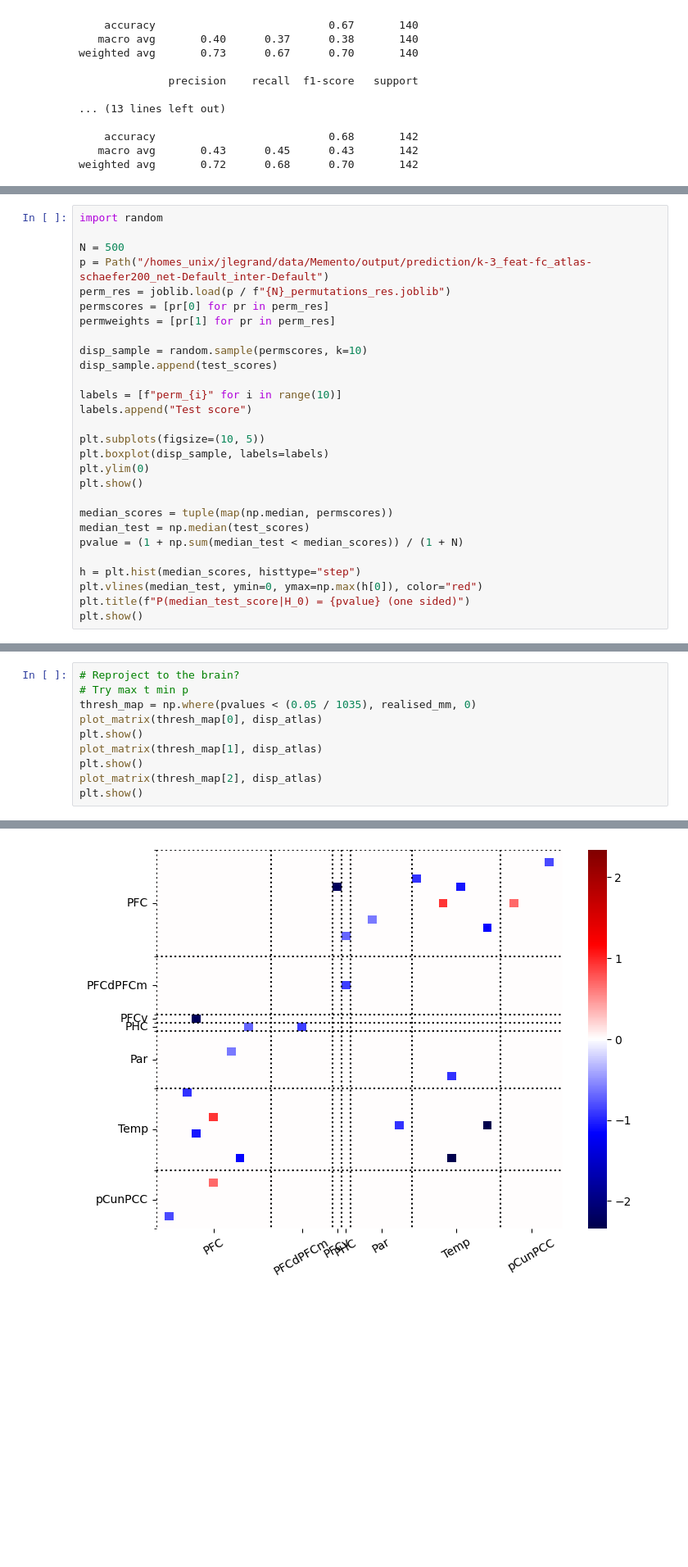
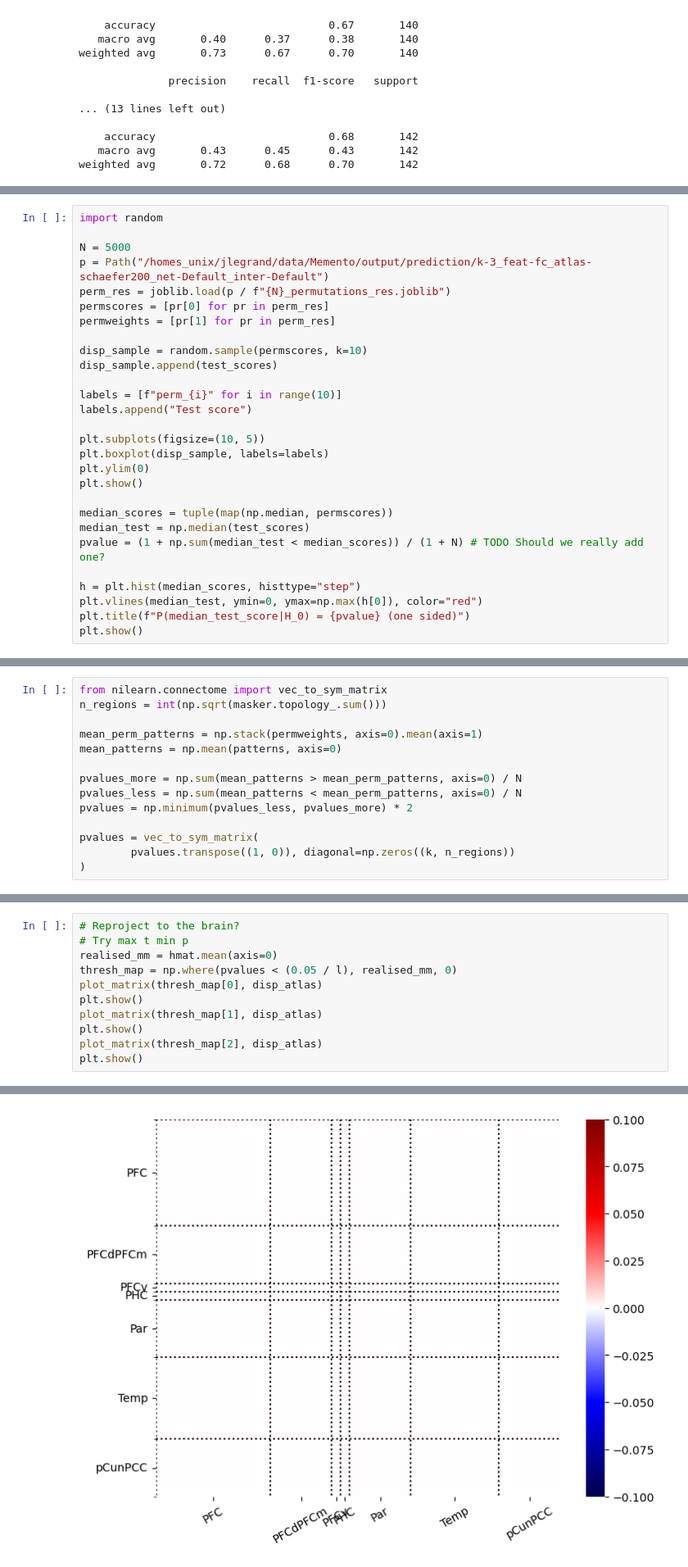
Before and after one commit to jonathan-legrand/cogpred, a Jupyter notebook: predict_cluster_fc.ipynb, the cells around one changed output, grey strips where cells are left out. Shown at 82% size. Saved outputs shown, nothing was run; the diff lists cells and outputs as text; blank space fills up the shorter version.

```diff
--- a/predict_cluster_fc.ipynb
+++ b/predict_cluster_fc.ipynb
@@ -246,7 +235,7 @@ for mat in hmat:
 # %%
 import random
 
-N = 500
+N = 5000
 p = Path("/homes_unix/jlegrand/data/Memento/output/prediction/k-3_feat-fc_atlas-schaefer200_net-Default_inter-Default")
 perm_res = joblib.load(p / f"{N}_permutations_res.joblib")
 permscores = [pr[0] for pr in perm_res]
@@ -265,7 +254,7 @@ plt.show()
 
 median_scores = tuple(map(np.median, permscores))
 median_test = np.median(test_scores)
-pvalue = (1 + np.sum(median_test < median_scores)) / (1 + N)
+pvalue = (1 + np.sum(median_test < median_scores)) / (1 + N) # TODO Should we really add one?
 
 h = plt.hist(median_scores, histtype="step")
 plt.vlines(median_test, ymin=0, ymax=np.max(h[0]), color="red")
@@ -357,3 +353,17 @@ pvalues = np.minimum(pvalues_less, pvalues_more) * 2
+# %%
+from nilearn.connectome import vec_to_sym_matrix
+n_regions = int(np.sqrt(masker.topology_.sum()))
+
+mean_perm_patterns = np.stack(permweights, axis=0).mean(axis=1)
+mean_patterns = np.mean(patterns, axis=0)
+
+pvalues_more = np.sum(mean_patterns > mean_perm_patterns, axis=0) / N
+pvalues_less = np.sum(mean_patterns < mean_perm_patterns, axis=0) / N
+pvalues = np.minimum(pvalues_less, pvalues_more) * 2
+
+pvalues = vec_to_sym_matrix(
+        pvalues.transpose((1, 0)), diagonal=np.zeros((k, n_regions))
+)
 # %%
 plt.hist(pvalues.flatten())
 plt.xscale("log")
@@ -363,7 +373,8 @@ plt.show()
 # %%
 # Reproject to the brain?
 # Try max t min p
-thresh_map = np.where(pvalues < (0.05 / 1035), realised_mm, 0)
+realised_mm = hmat.mean(axis=0)
+thresh_map = np.where(pvalues < (0.05 / l), realised_mm, 0)
 plot_matrix(thresh_map[0], disp_atlas)
 plt.show()
 plot_matrix(thresh_map[1], disp_atlas)
@@ -376 +387 @@ plt.show()
-[figure, old version]
+[figure, new version]
```
Also changed, not shown: parts of 21 cells of this notebook.
